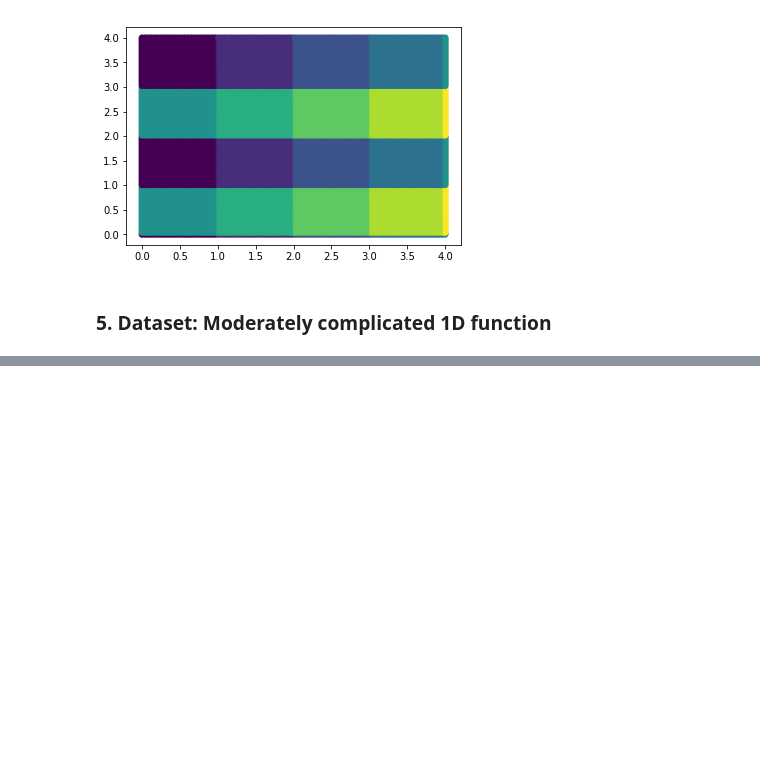
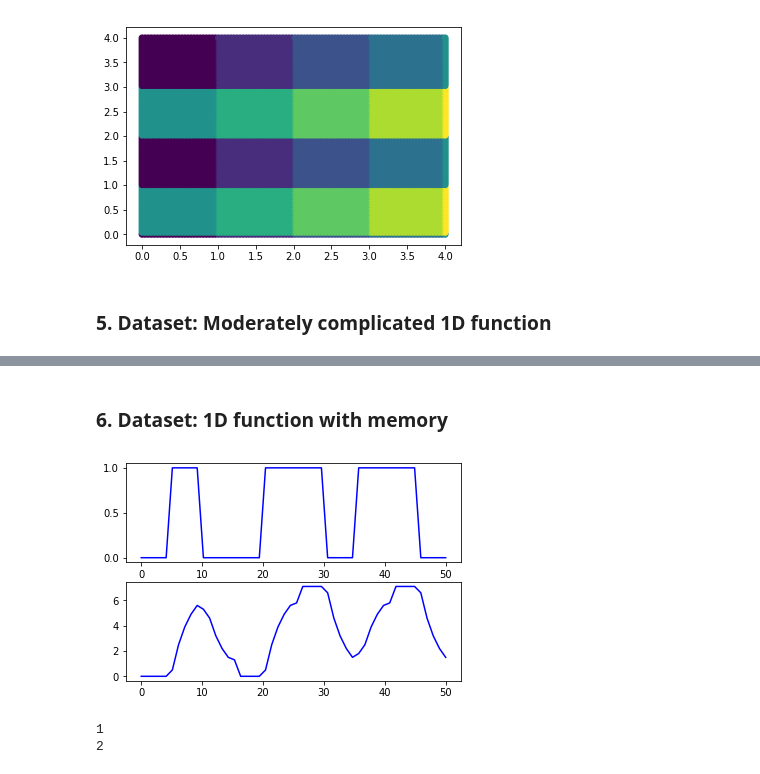
Before and after one commit to BartyzalRadek/neuroinformatics-course, a Jupyter notebook: datasets.ipynb, the cells around one changed output, grey strips where cells are left out. Saved outputs shown, nothing was run; the diff lists cells and outputs as text; code cells hidden in the pictures; blank space fills up the shorter version.

```diff
--- a/datasets.ipynb
+++ b/datasets.ipynb
@@ -153,0 +178,12 @@ plot_dataset(Dataset.ONE_DIM)
+# %% [markdown]
+### 6. Dataset: 1D function with memory
+# %%
+plot_dataset(Dataset.ONE_DIM_MEMORY)
+# %% [output]
+[figure, added]
+# %%
+for i in range(1,3):
+    print(i)
+# %% [output]
+1
+2
```
Also changed, not shown: parts of 3 cells of this notebook, 1 other file.
